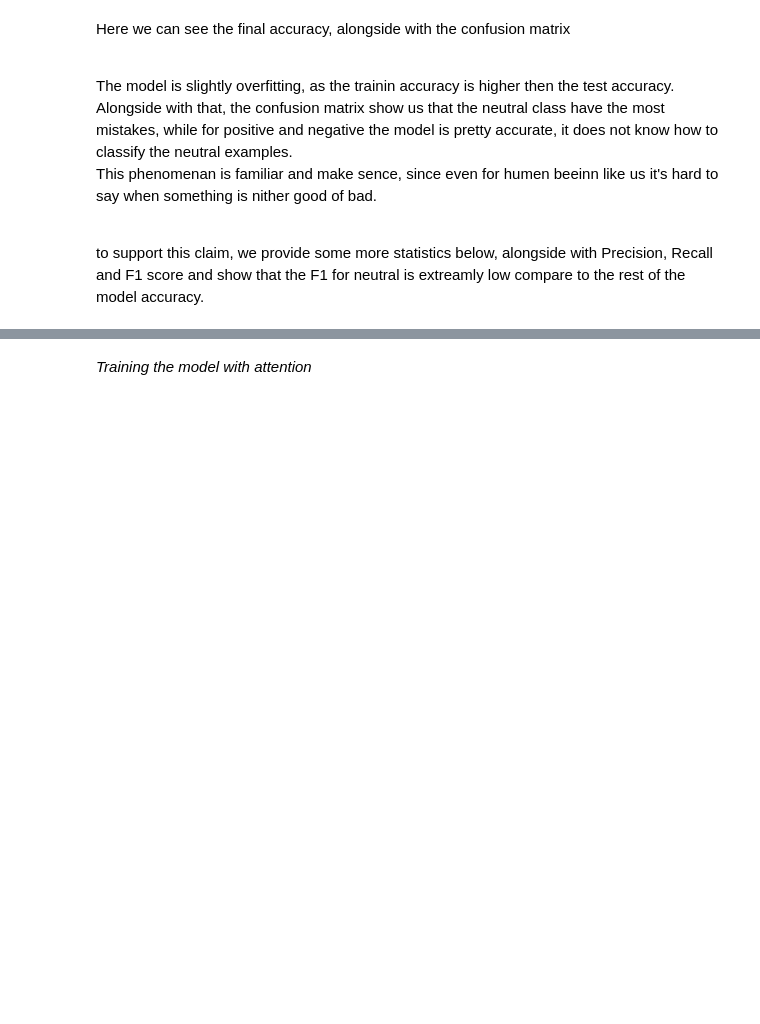
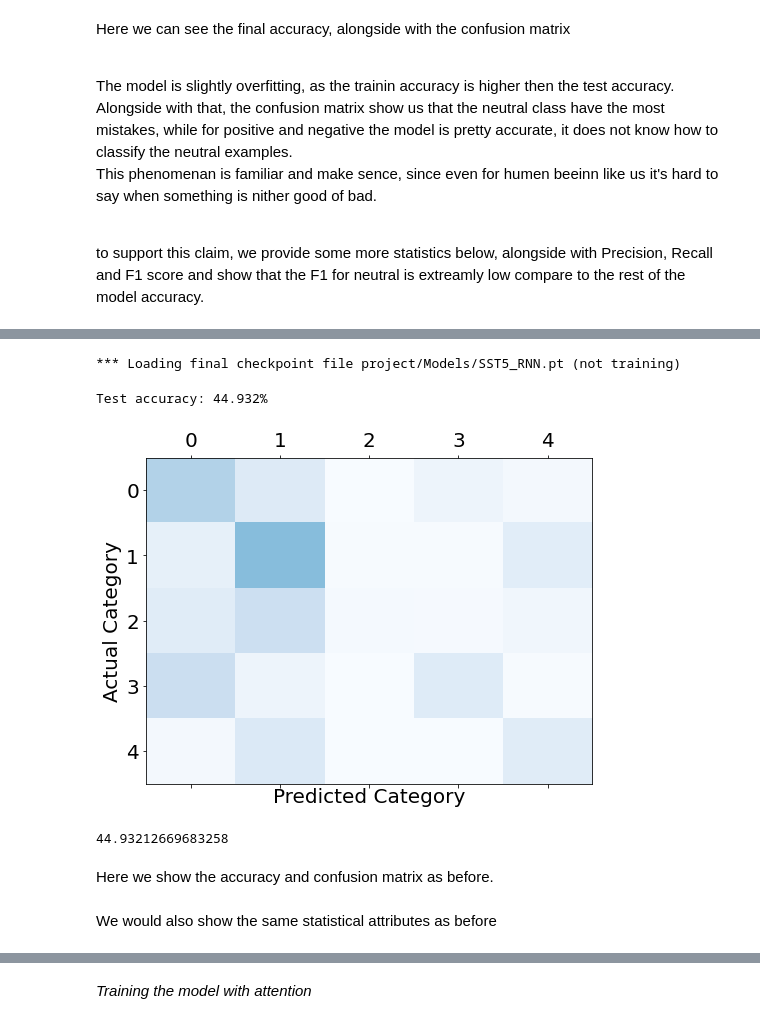
Before and after one commit to mkimhi/Sentiment-Analysis-Attention, a Jupyter notebook: Part3_MiniProject.ipynb, the cells around one changed output, grey strips where cells are left out. Drawn from its saved outputs; the diff is of its cells as text; code cells hidden in the pictures; blank space fills up the shorter version.

```diff
--- a/Part3_MiniProject.ipynb
+++ b/Part3_MiniProject.ipynb
@@ -267,0 +259,24 @@ We based this implementation on "Self-Attention-Based BiLSTM Model for Short Tex
+# %%
+checkpoint = 'project/Models/SST5_RNN'
+optimizer = torch.optim.Adam(model5.parameters(), lr=learning_rate)
+checkpoint_file_final = f'{checkpoint}.pt'
+if os.path.isfile(checkpoint_file_final):
+    print(f'*** Loading final checkpoint file {checkpoint_file_final} (not training)')
+    saved_state = torch.load(checkpoint_file_final, map_location=device)
+    model5.load_state_dict(saved_state['model_state'])
+else:
+    try:
+        train_accur, test_accur = train_and_eval(model5,train_iter_5, test_iter_5, optimizer, loss_fn=loss_fn, epochs=EPOCHS,name='RNN',data_name = 'SST5')
+    except KeyboardInterrupt as e:
+        print('\n *** Training interrupted by user')
+# %% [output]
+*** Loading final checkpoint file project/Models/SST5_RNN.pt (not training)
+# %%
+present_accuracy(model5, test_iter_5,classes=5)
+# %% [output]
+Test accuracy: 44.932%
+[figure, added]
+44.93212669683258
+# %% [markdown]
+Here we show the accuracy and confusion matrix as before.<br/><br/>
+We would also show the same statistical attributes as before
```
Also changed, not shown: parts of 20 cells of this notebook, 2 other files.
